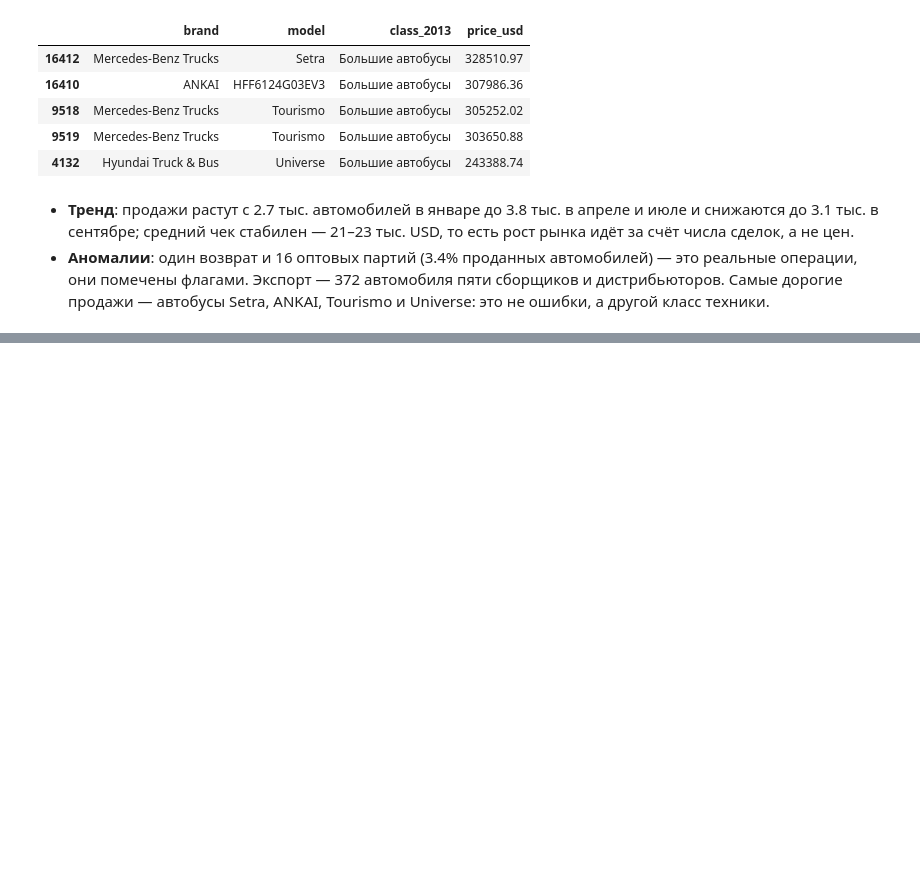
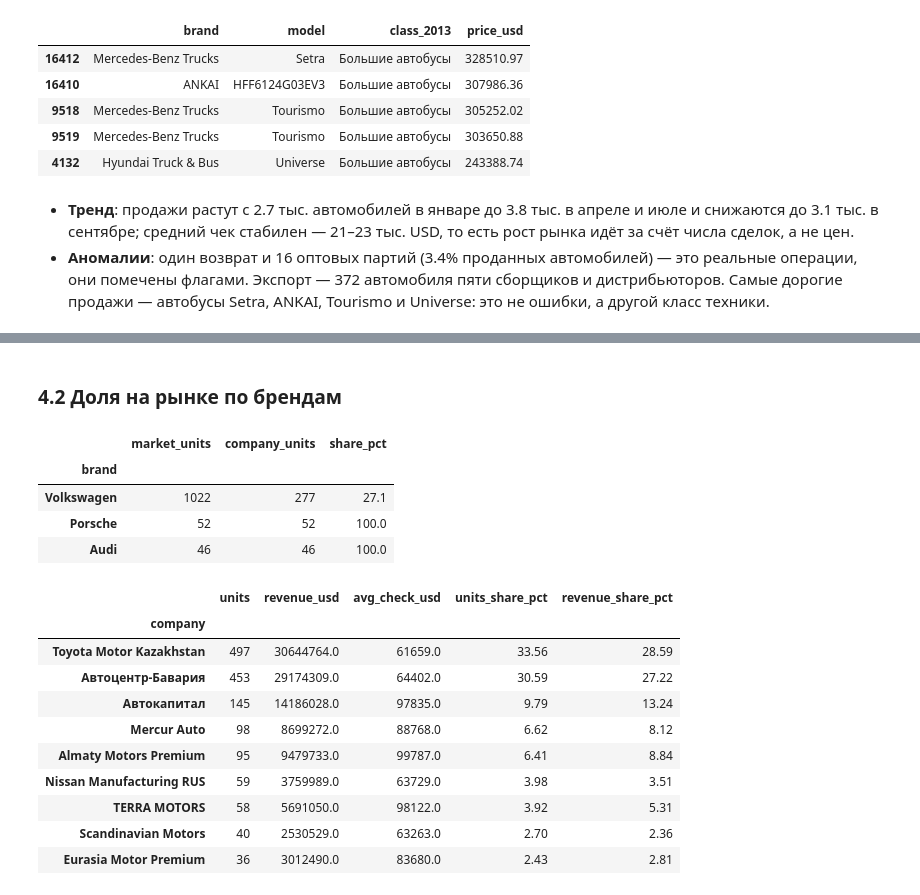
Before and after one commit to radif-ru/kz-auto-market, a Jupyter notebook: notebooks/kz-auto-market.ipynb, the cells around one changed output, grey strips where cells are left out. Drawn from its saved outputs; the diff is of its cells as text; code cells hidden in the pictures; blank space fills up the shorter version.

Commit message:
feat: analyse Mercur Auto KPI and its brand and regional shares

```diff
--- a/notebooks/kz-auto-market.ipynb
+++ b/notebooks/kz-auto-market.ipynb
@@ -766,0 +771,21 @@ data.nlargest(5, 'price_usd')[['brand', 'model', 'class_2013', 'price_usd']]
+# %%
+domestic = data[data['region'] != 'Экспорт']
+mercur = domestic[domestic['company'] == MERCUR]
+premium = domestic[domestic['brand'].isin(PREMIUM_BRANDS)]
+mercur_premium = mercur[mercur['brand'].isin(PREMIUM_BRANDS)]
+kpi = pd.DataFrame(
+    {
+        'рынок': market.kpi(domestic),
+        'премиум-сегмент': market.kpi(premium),
+        'Меркур Авто': market.kpi(mercur),
+    }
+)
+display(kpi)
+shares = {
+    'в продажах рынка': mercur['quantity'].sum() / domestic['quantity'].sum(),
+    'в выручке рынка': mercur['sale_usd'].sum() / domestic['sale_usd'].sum(),
+    'в продажах премиум-сегмента': mercur_premium['quantity'].sum()
+    / premium['quantity'].sum(),
+}
+for name, share in shares.items():
+    print(f'Доля «Меркур Авто» {name}: {share:.2%}')
@@ -766,0 +814,23 @@ data.nlargest(5, 'price_usd')[['brand', 'model', 'class_2013', 'price_usd']]
+# %% [markdown]
+### 4.2 Доля на рынке по брендам
+# %%
+display(market.company_share(domestic, MERCUR, 'brand'))
+premium_dealers = market.sales_summary(premium, 'company')
+premium_dealers
+# %% [output]
+|  | market_units | company_units | share_pct |
+| brand |  |  |  |
+| Volkswagen | 1022 | 277 | 27.1 |
+| Porsche | 52 | 52 | 100.0 |
+| Audi | 46 | 46 | 100.0 |
+|  | units | revenue_usd | avg_check_usd | units_share_pct | revenue_share_pct |
+| company |  |  |  |  |  |
+| Toyota Motor Kazakhstan | 497 | 30644764.0 | 61659.0 | 33.56 | 28.59 |
+| Автоцентр-Бавария | 453 | 29174309.0 | 64402.0 | 30.59 | 27.22 |
+| Автокапитал | 145 | 14186028.0 | 97835.0 | 9.79 | 13.24 |
+| Mercur Auto | 98 | 8699272.0 | 88768.0 | 6.62 | 8.12 |
+| Almaty Motors Premium | 95 | 9479733.0 | 99787.0 | 6.41 | 8.84 |
+| Nissan Manufacturing RUS | 59 | 3759989.0 | 63729.0 | 3.98 | 3.51 |
+| TERRA MOTORS | 58 | 5691050.0 | 98122.0 | 3.92 | 5.31 |
+| Scandinavian Motors | 40 | 2530529.0 | 63263.0 | 2.70 | 2.36 |
+| Eurasia Motor Premium | 36 | 3012490.0 | 83680.0 | 2.43 | 2.81 |
```
Also changed, not shown: parts of 10 cells of this notebook.
